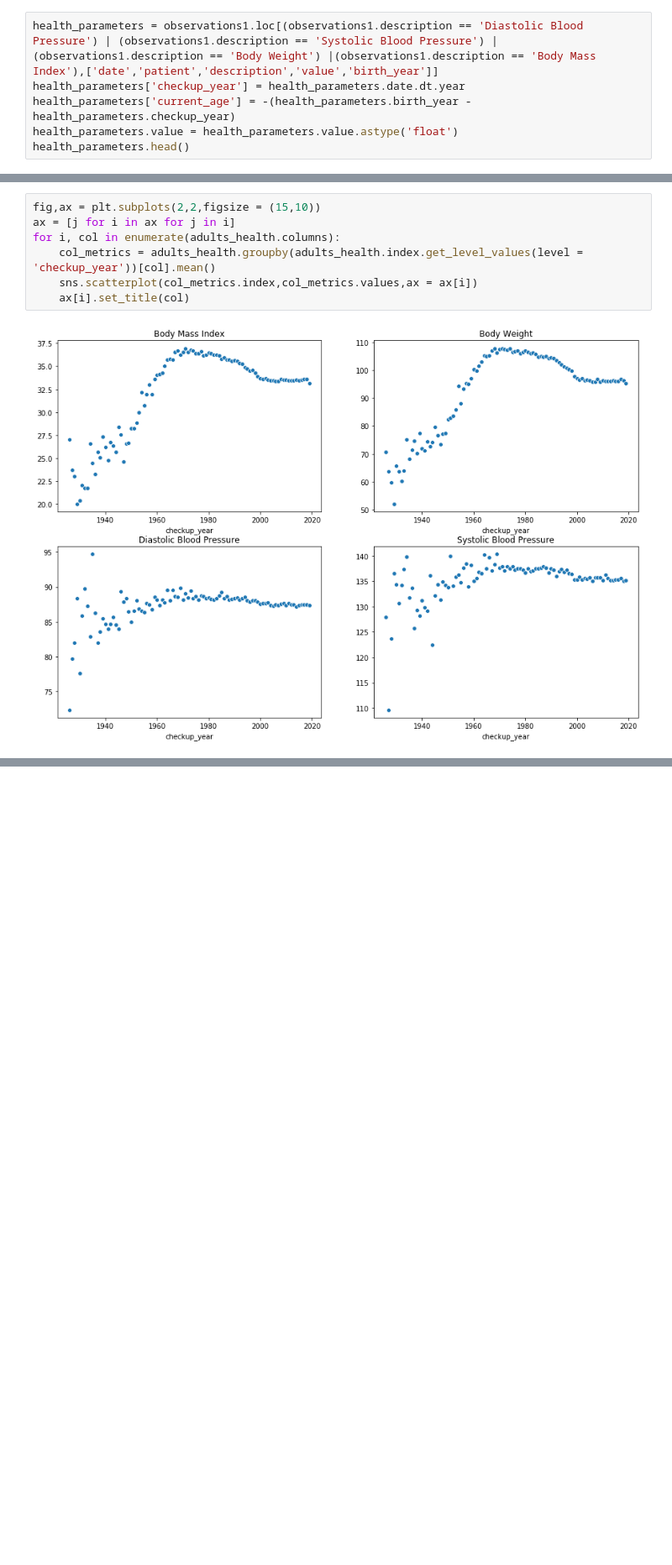
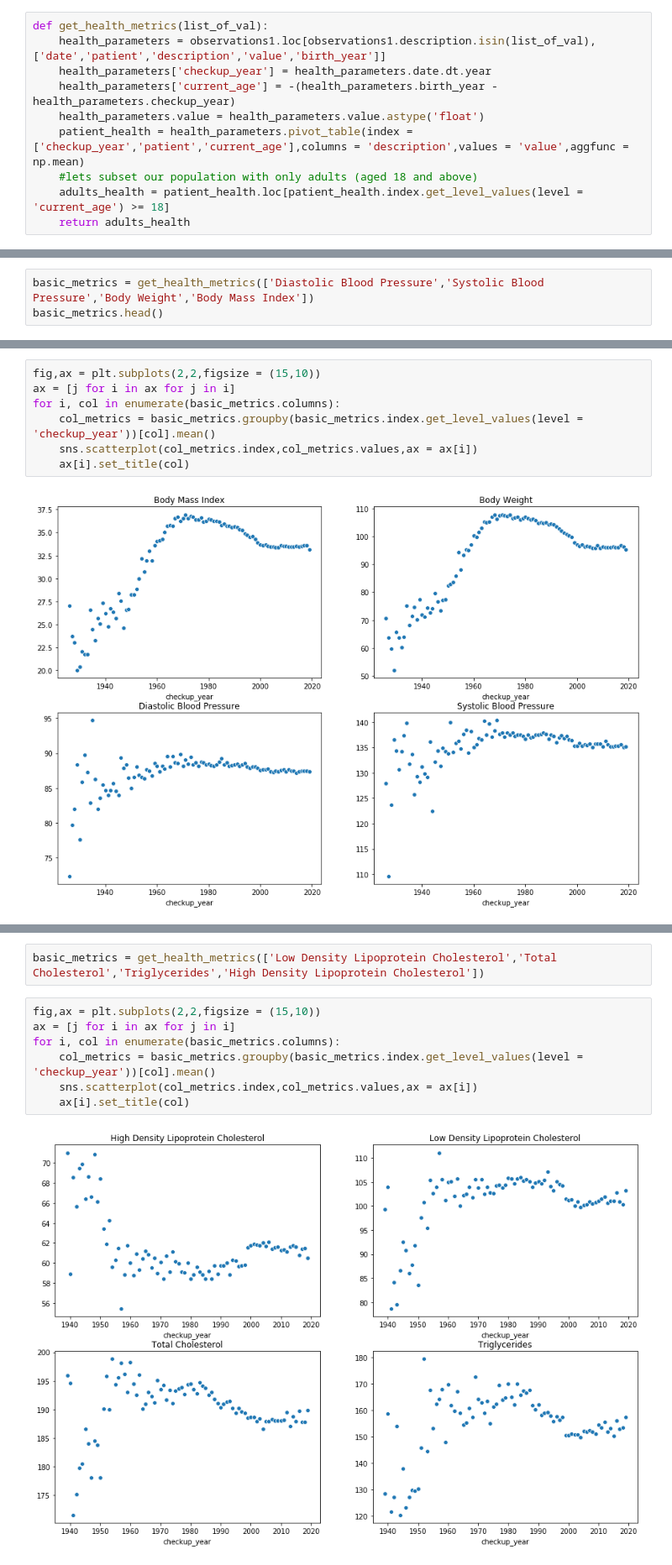
Before and after one commit to pareshg18/picnicHealth-healthcare-analysis, a Jupyter notebook: health-analysis.ipynb, the cells around one changed output, grey strips where cells are left out. Shown: that part at 84% size. Drawn from its saved outputs; the diff is of its cells as text; blank space fills up the shorter version.

Commit message:
analyzing and tracking different individual health metrics

```diff
--- a/health-analysis.ipynb
+++ b/health-analysis.ipynb
@@ -151,8 +151,12 @@ observations1.head()
 | 3 | 2013-02-10 | c0d528b6-cdae-4d98-8936-a270f8827eb7 | 1ef67c37-7306-4be4-9668-a93f34972544 | 8462-4 | Diastolic Blood Pressure | 74.6 | mm[Hg] | numeric | c0d528b6-cdae-4d98-8936-a270f8827eb7 | 2013 |
 | 4 | 2013-02-10 | c0d528b6-cdae-4d98-8936-a270f8827eb7 | 1ef67c37-7306-4be4-9668-a93f34972544 | 8480-6 | Systolic Blood Pressure | 128.2 | mm[Hg] | numeric | c0d528b6-cdae-4d98-8936-a270f8827eb7 | 2013 |
 # %%
-health_parameters = observations1.loc[(observations1.description == 'Diastolic Blood Pressure') | (observations1.description == 'Systolic Blood Pressure') | (observations1.description == 'Body Weight') |(observations1.description == 'Body Mass Index'),['date','patient','description','value','birth_year']]
-health_parameters['checkup_year'] = health_parameters.date.dt.year
-health_parameters['current_age'] = -(health_parameters.birth_year - health_parameters.checkup_year)
-health_parameters.value = health_parameters.value.astype('float')
-health_parameters.head()
+def get_health_metrics(list_of_val):
+    health_parameters = observations1.loc[observations1.description.isin(list_of_val),['date','patient','description','value','birth_year']]
+    health_parameters['checkup_year'] = health_parameters.date.dt.year
+    health_parameters['current_age'] = -(health_parameters.birth_year - health_parameters.checkup_year)
+    health_parameters.value = health_parameters.value.astype('float')
+    patient_health = health_parameters.pivot_table(index = ['checkup_year','patient','current_age'],columns = 'description',values = 'value',aggfunc = np.mean)
+    #lets subset our population with only adults (aged 18 and above)
+    adults_health = patient_health.loc[patient_health.index.get_level_values(level = 'current_age') >= 18]
+    return adults_health
@@ -194,0 +163,3 @@ adults_health = patient_health.loc[patient_health.index.get_level_values(level =
+# %%
+basic_metrics = get_health_metrics(['Diastolic Blood Pressure','Systolic Blood Pressure','Body Weight','Body Mass Index'])
+basic_metrics.head()
@@ -195,8 +174,8 @@ adults_health = patient_health.loc[patient_health.index.get_level_values(level =
 # %%
 fig,ax = plt.subplots(2,2,figsize = (15,10))
 ax = [j for i in ax for j in i]
-for i, col in enumerate(adults_health.columns):
-    col_metrics = adults_health.groupby(adults_health.index.get_level_values(level = 'checkup_year'))[col].mean()
+for i, col in enumerate(basic_metrics.columns):
+    col_metrics = basic_metrics.groupby(basic_metrics.index.get_level_values(level = 'checkup_year'))[col].mean()
     sns.scatterplot(col_metrics.index,col_metrics.values,ax = ax[i])
     ax[i].set_title(col)
 # %% [output]
@@ -210 +190,12 @@ for i, col in enumerate(adults_health.columns):
 - Apart from addiction issues, people in Massandapolis also seem to suffering from other health issues (Obesity/ Diabetes/ Hyptertension).
+# %%
+basic_metrics = get_health_metrics(['Low Density Lipoprotein Cholesterol','Total Cholesterol','Triglycerides','High Density Lipoprotein Cholesterol'])
+# %%
+fig,ax = plt.subplots(2,2,figsize = (15,10))
+ax = [j for i in ax for j in i]
+for i, col in enumerate(basic_metrics.columns):
+    col_metrics = basic_metrics.groupby(basic_metrics.index.get_level_values(level = 'checkup_year'))[col].mean()
+    sns.scatterplot(col_metrics.index,col_metrics.values,ax = ax[i])
+    ax[i].set_title(col)
+# %% [output]
+[figure, added]
```
Also changed, not shown: parts of 9 cells of this notebook.
